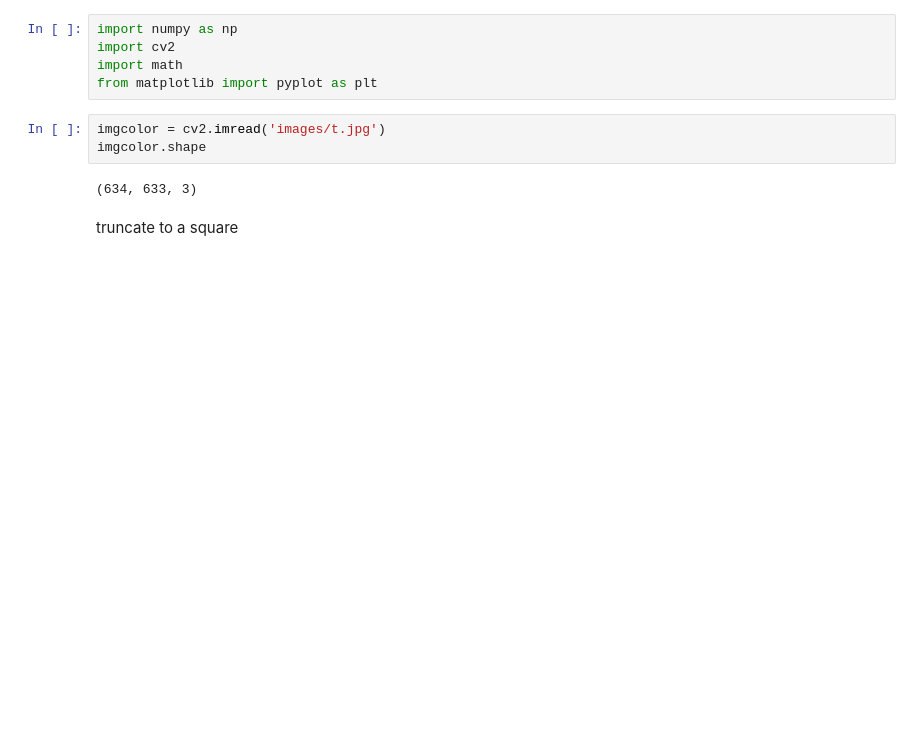
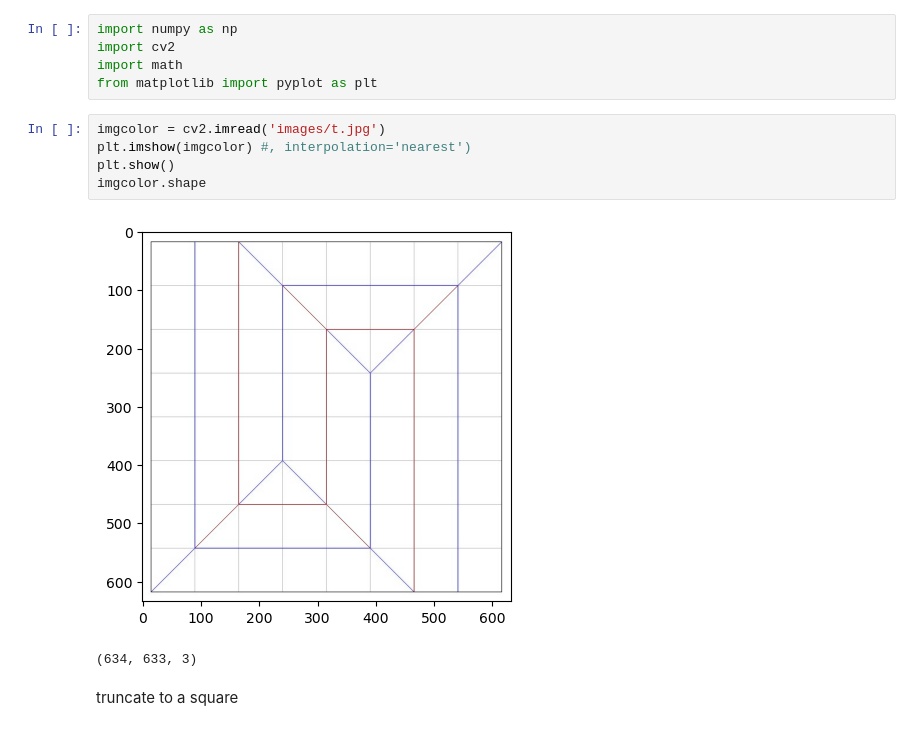
Before and after one commit to udibr/origami-etching, a Jupyter notebook: creasefold2etch.ipynb, the cells around one changed output. Drawn from its saved outputs; the diff is of its cells as text; blank space fills up the shorter version.

```diff
--- a/creasefold2etch.ipynb
+++ b/creasefold2etch.ipynb
@@ -21,8 +18,11 @@ import math
 from matplotlib import pyplot as plt
 # %%
 imgcolor = cv2.imread('images/t.jpg')
+plt.imshow(imgcolor) #, interpolation='nearest')
+plt.show()
 imgcolor.shape
 # %% [output]
+[figure, added]
 (634, 633, 3)
 # %% [markdown]
 truncate to a square
```
Also changed, not shown: parts of 12 cells of this notebook, 1 other file.
